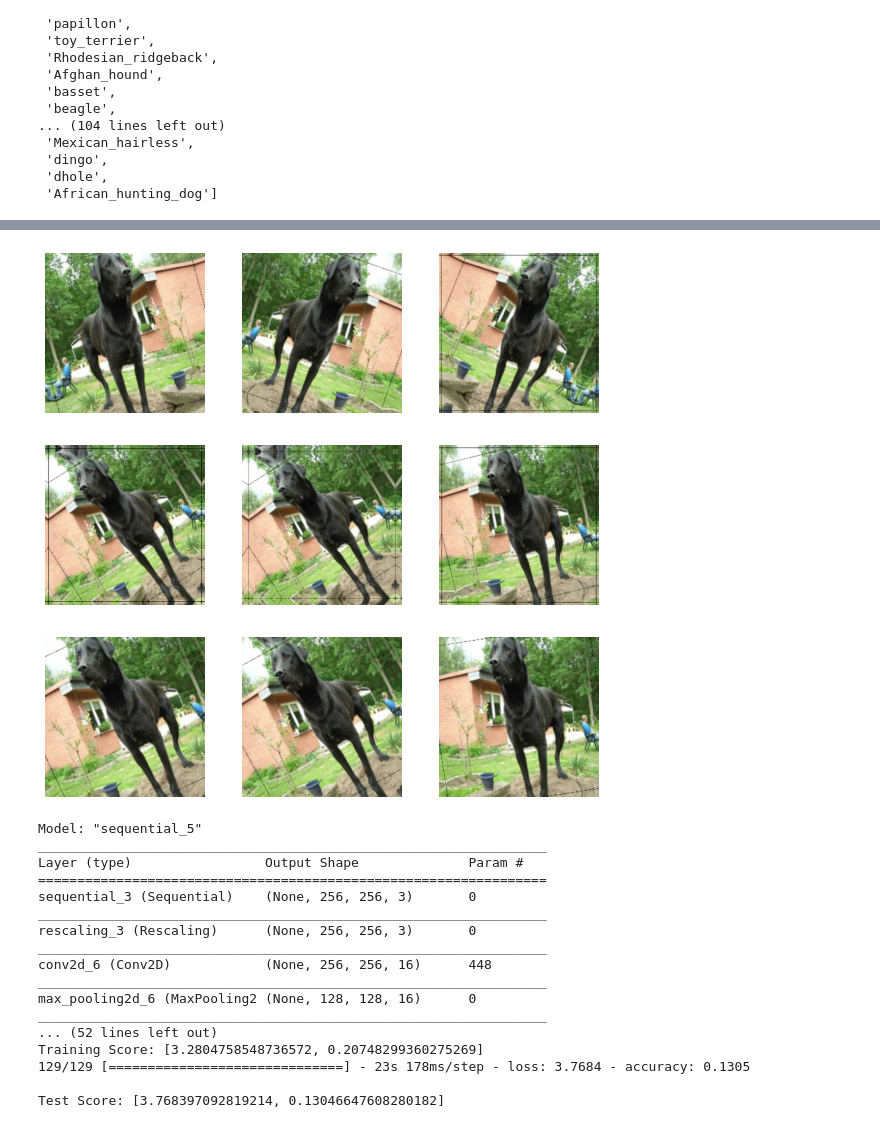
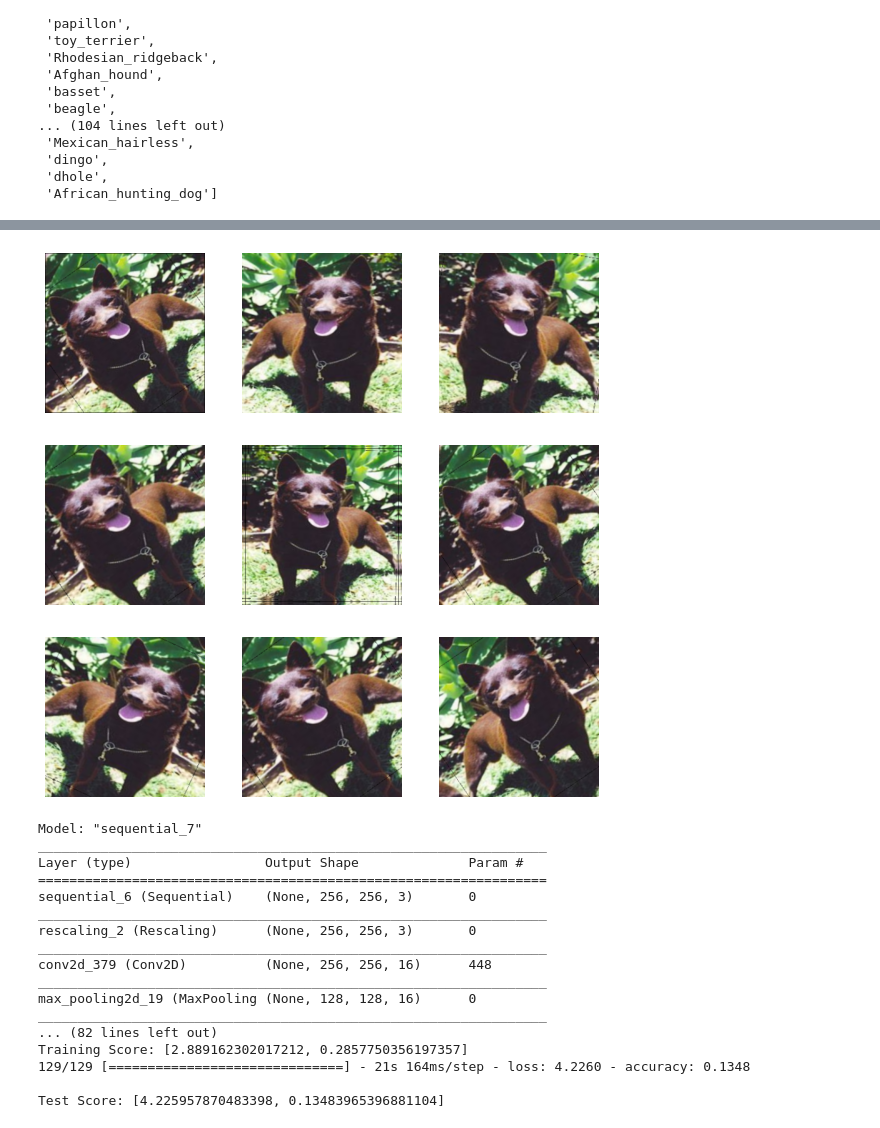
Before and after one commit to anguyen61191/Stanford-Dog-Dataset-Image-Classification, a Jupyter notebook: AndyNotebook.ipynb, the cells around one changed output, grey strips where cells are left out. Cells and saved outputs as stored; diff of their text form; code cells hidden in the pictures.

Commit message:
base model check

```diff
--- a/AndyNotebook.ipynb
+++ b/AndyNotebook.ipynb
@@ -251,14 +338,14 @@ data_augmentation = keras.Sequential(
 )
 # %%
 plt.figure(figsize=(10, 10))
-for images, _ in train_ds.take(1):
+for images, _ in normalized_train_ds.take(1):
   for i in range(9):
     augmented_images = data_augmentation(images)
     ax = plt.subplot(3, 3, i + 1)
     plt.imshow(augmented_images[0].numpy().astype("uint8"))
     plt.axis("off")
 # %% [output]
-[figure, old version]
+[figure, new version]
 # %%
 model = Sequential()
 model.add(data_augmentation)
@@ -280,31 +367,31 @@ model.compile(optimizer='adam',
 model.summary()
 
 history = model.fit(
-    train_ds,
-    epochs = 15,
-    validation_data=test_ds)
+    normalized_ds,
+    epochs = 30,
+    validation_data= normalized_test_ds)
 
 
-print(f"\nTraining Score: {model.evaluate(train_ds)}")
-print(f"\nTest Score: {model.evaluate(test_ds)}")
+print(f"\nTraining Score: {model.evaluate(normalized_ds)}")
+print(f"\nTest Score: {model.evaluate(normalized_test_ds)}")
 # %% [output]
-Model: "sequential_5"
+Model: "sequential_7"
 _________________________________________________________________
 Layer (type)                 Output Shape              Param #
 =================================================================
-sequential_3 (Sequential)    (None, 256, 256, 3)       0
+sequential_6 (Sequential)    (None, 256, 256, 3)       0
 _________________________________________________________________
-rescaling_3 (Rescaling)      (None, 256, 256, 3)       0
+rescaling_2 (Rescaling)      (None, 256, 256, 3)       0
 _________________________________________________________________
-conv2d_6 (Conv2D)            (None, 256, 256, 16)      448
+conv2d_379 (Conv2D)          (None, 256, 256, 16)      448
 _________________________________________________________________
-max_pooling2d_6 (MaxPooling2 (None, 128, 128, 16)      0
+max_pooling2d_19 (MaxPooling (None, 128, 128, 16)      0
 _________________________________________________________________
-... (52 lines left out)
-Training Score: [3.2804758548736572, 0.20748299360275269]
-129/129 [==============================] - 23s 178ms/step - loss: 3.7684 - accuracy: 0.1305
+... (82 lines left out)
+Training Score: [2.889162302017212, 0.2857750356197357]
+129/129 [==============================] - 21s 164ms/step - loss: 4.2260 - accuracy: 0.1348
 
-Test Score: [3.768397092819214, 0.13046647608280182]
+Test Score: [4.225957870483398, 0.13483965396881104]
 # %%
 acc = history.history['accuracy']
 val_acc = history.history['val_accuracy']
```
Also changed, not shown: parts of 12 cells of this notebook.
